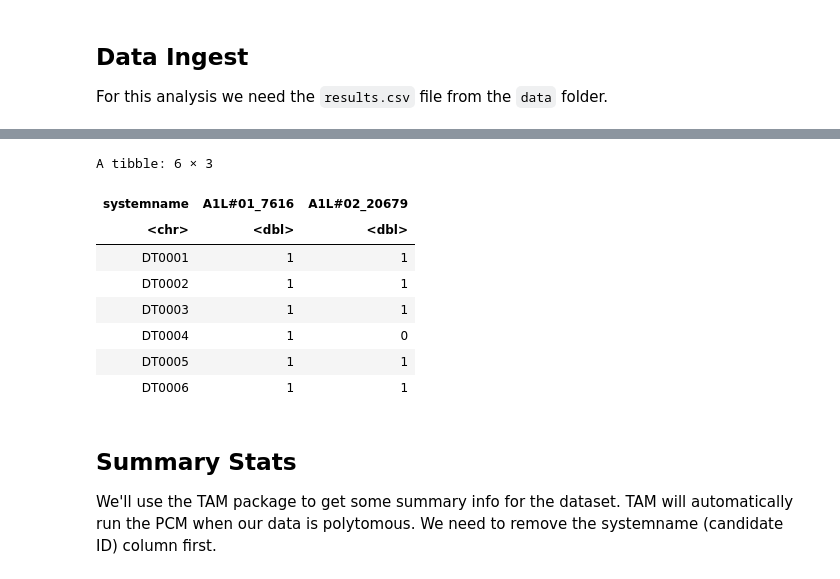
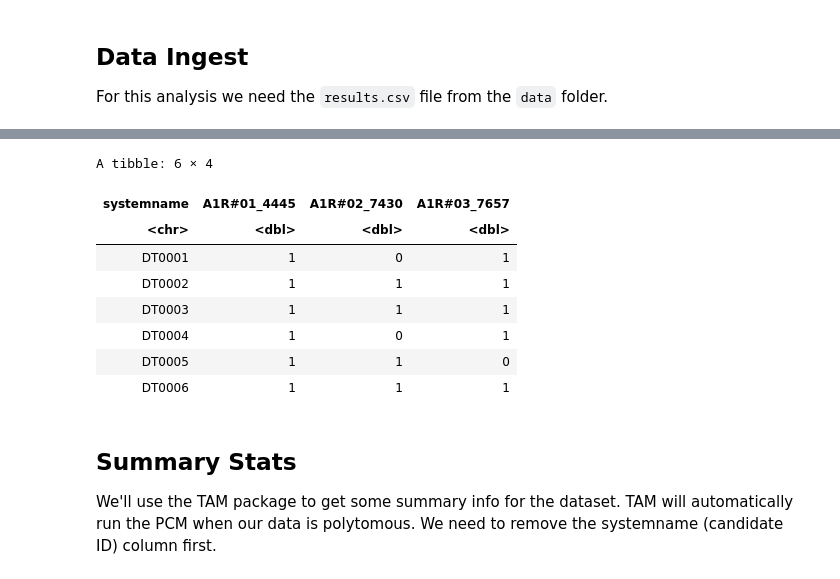
Before and after one commit to jp-loonytoon/test-generator, a Jupyter notebook: analyseTest.ipynb, the cells around one changed output, grey strips where cells are left out. Saved outputs shown, nothing was run; the diff lists cells and outputs as text; code cells hidden in the pictures.

```diff
--- a/analyseTest.ipynb
+++ b/analyseTest.ipynb
@@ -36,17 +36,17 @@ cols(
 ℹ Use `spec()` for the full column specifications.
 # %%
 ###### show a selection of data from the test...
-head(dfRaw[c('systemname','A1L#01_7616', 'A1L#02_20679')])
+head(dfRaw[c('systemname','A1R#01_4445', 'A1R#02_7430', 'A1R#03_7657')])
 # %% [output]
-A tibble: 6 × 3
+A tibble: 6 × 4
-| systemname | A1L#01_7616 | A1L#02_20679 |
-| <chr> | <dbl> | <dbl> |
-| DT0001 | 1 | 1 |
-| DT0002 | 1 | 1 |
-| DT0003 | 1 | 1 |
-| DT0004 | 1 | 0 |
-| DT0005 | 1 | 1 |
-| DT0006 | 1 | 1 |
+| systemname | A1R#01_4445 | A1R#02_7430 | A1R#03_7657 |
+| <chr> | <dbl> | <dbl> | <dbl> |
+| DT0001 | 1 | 0 | 1 |
+| DT0002 | 1 | 1 | 1 |
+| DT0003 | 1 | 1 | 1 |
+| DT0004 | 1 | 0 | 1 |
+| DT0005 | 1 | 1 | 0 |
+| DT0006 | 1 | 1 | 1 |
 # %% [markdown]
 ## Summary Stats
 We'll use the TAM package to get some summary info for the dataset. TAM will automatically run the PCM when our data is polytomous. We need to remove the systemname (candidate ID) column first.
```
Also changed, not shown: parts of 12 cells of this notebook, 2 other files.
